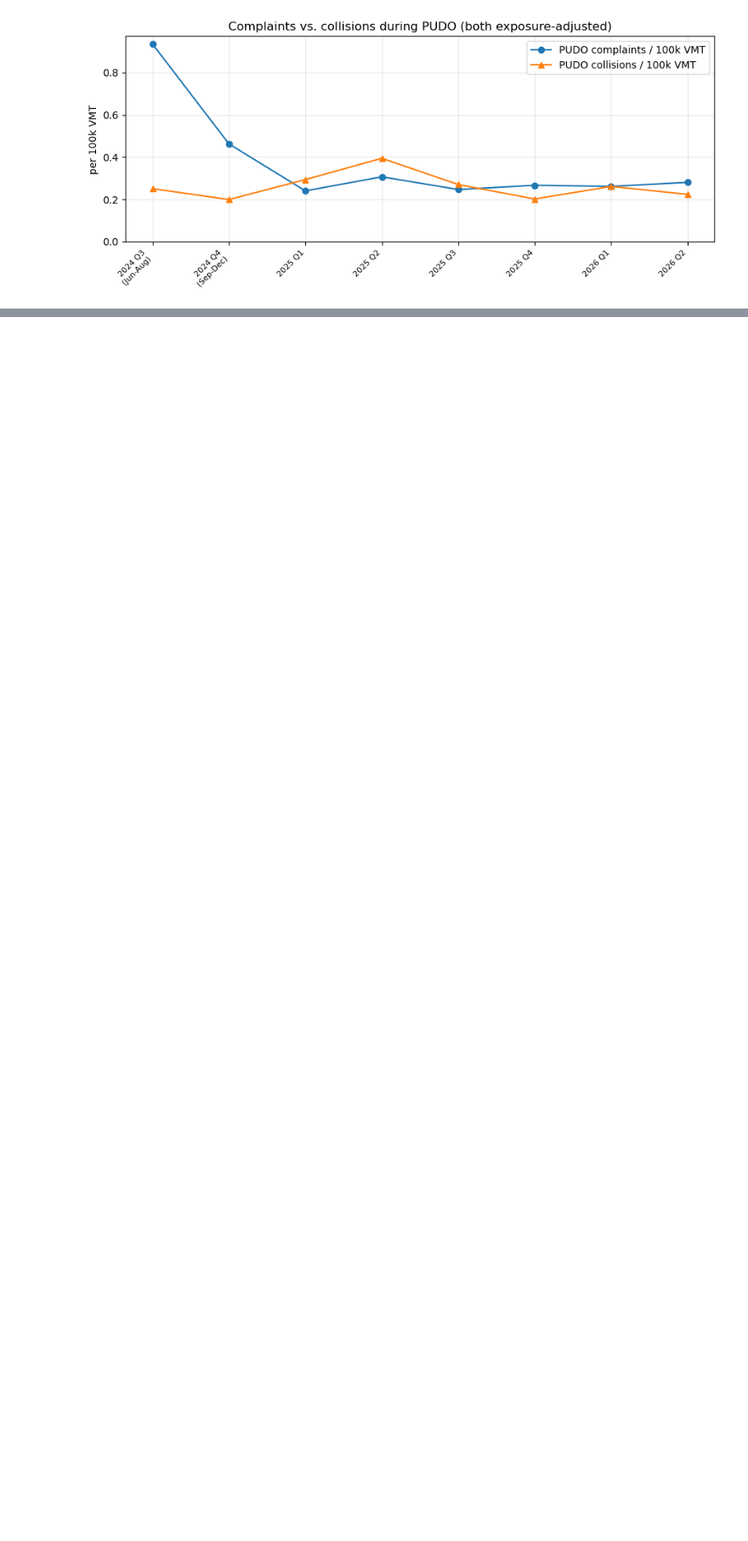
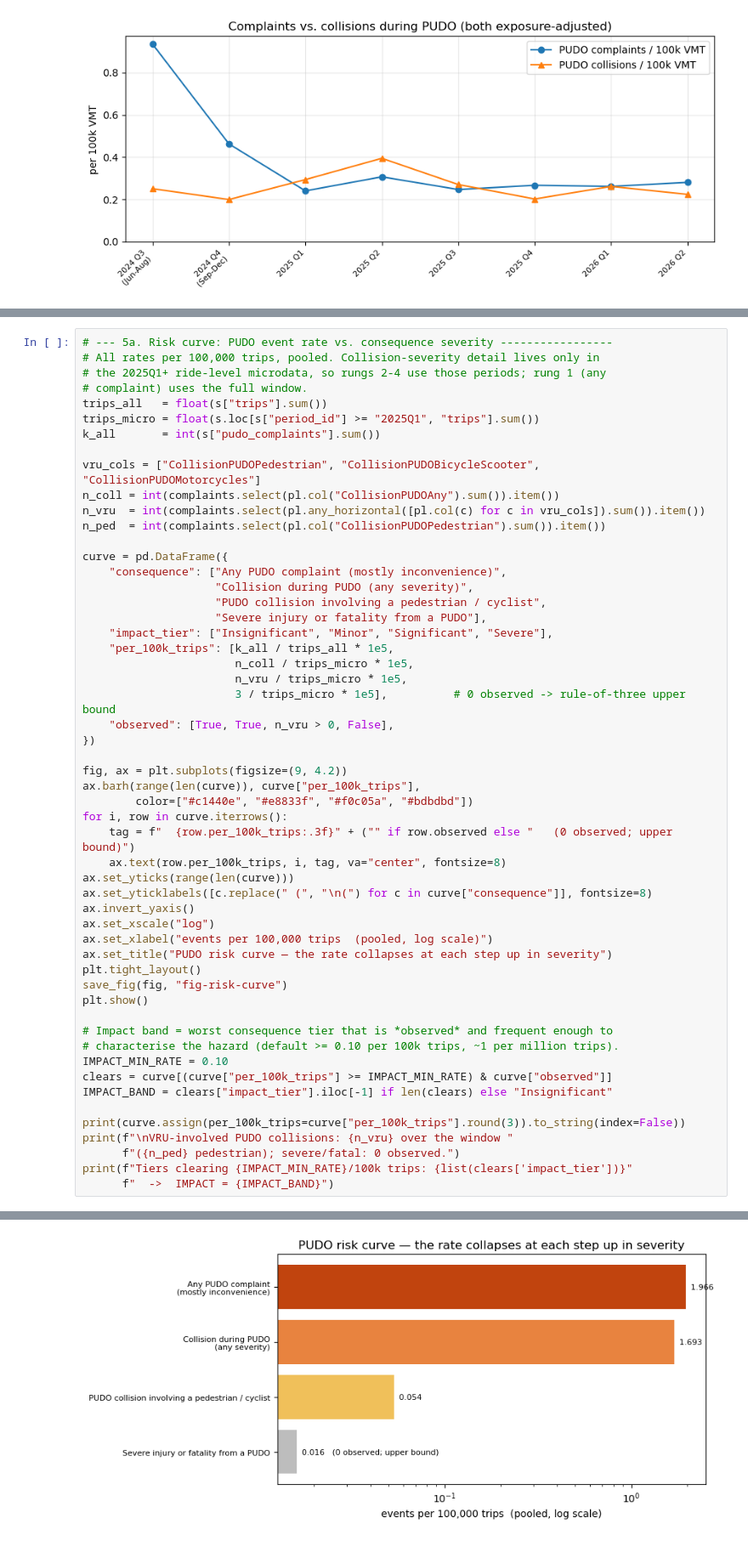
Before and after one commit to jonathanwilsonami/curbrisk-av, a Jupyter notebook: pudo-pipeline/notebooks/pudo_analysis.ipynb, the cells around one changed output, grey strips where cells are left out. Shown at 85% size. Cells and saved outputs as stored; diff of their text form; blank space fills up the shorter version.

```diff
--- a/pudo-pipeline/notebooks/pudo_analysis.ipynb
+++ b/pudo-pipeline/notebooks/pudo_analysis.ipynb
@@ -482,0 +771,55 @@ within-quarter timing/location analysis.
+# %%
+# --- 5a. Risk curve: PUDO event rate vs. consequence severity -----------------
+# All rates per 100,000 trips, pooled. Collision-severity detail lives only in
+# the 2025Q1+ ride-level microdata, so rungs 2-4 use those periods; rung 1 (any
+# complaint) uses the full window.
+trips_all   = float(s["trips"].sum())
+trips_micro = float(s.loc[s["period_id"] >= "2025Q1", "trips"].sum())
+k_all       = int(s["pudo_complaints"].sum())
+
+vru_cols = ["CollisionPUDOPedestrian", "CollisionPUDOBicycleScooter", "CollisionPUDOMotorcycles"]
+n_coll = int(complaints.select(pl.col("CollisionPUDOAny").sum()).item())
+n_vru  = int(complaints.select(pl.any_horizontal([pl.col(c) for c in vru_cols]).sum()).item())
+n_ped  = int(complaints.select(pl.col("CollisionPUDOPedestrian").sum()).item())
+
+curve = pd.DataFrame({
+    "consequence": ["Any PUDO complaint (mostly inconvenience)",
+                    "Collision during PUDO (any severity)",
+                    "PUDO collision involving a pedestrian / cyclist",
+                    "Severe injury or fatality from a PUDO"],
+    "impact_tier": ["Insignificant", "Minor", "Significant", "Severe"],
+    "per_100k_trips": [k_all / trips_all * 1e5,
+                       n_coll / trips_micro * 1e5,
+                       n_vru / trips_micro * 1e5,
+                       3 / trips_micro * 1e5],          # 0 observed -> rule-of-three upper bound
+    "observed": [True, True, n_vru > 0, False],
+})
+
+fig, ax = plt.subplots(figsize=(9, 4.2))
+ax.barh(range(len(curve)), curve["per_100k_trips"],
+        color=["#c1440e", "#e8833f", "#f0c05a", "#bdbdbd"])
+for i, row in curve.iterrows():
+    tag = f"  {row.per_100k_trips:.3f}" + ("" if row.observed else "   (0 observed; upper bound)")
+    ax.text(row.per_100k_trips, i, tag, va="center", fontsize=8)
+ax.set_yticks(range(len(curve)))
+ax.set_yticklabels([c.replace(" (", "\n(") for c in curve["consequence"]], fontsize=8)
+ax.invert_yaxis()
+ax.set_xscale("log")
+ax.set_xlabel("events per 100,000 trips  (pooled, log scale)")
+ax.set_title("PUDO risk curve — the rate collapses at each step up in severity")
+plt.tight_layout()
+save_fig(fig, "fig-risk-curve")
+plt.show()
+
+# Impact band = worst consequence tier that is *observed* and frequent enough to
+# characterise the hazard (default >= 0.10 per 100k trips, ~1 per million trips).
+IMPACT_MIN_RATE = 0.10
+clears = curve[(curve["per_100k_trips"] >= IMPACT_MIN_RATE) & curve["observed"]]
+IMPACT_BAND = clears["impact_tier"].iloc[-1] if len(clears) else "Insignificant"
+
+print(curve.assign(per_100k_trips=curve["per_100k_trips"].round(3)).to_string(index=False))
+print(f"\nVRU-involved PUDO collisions: {n_vru} over the window "
+      f"({n_ped} pedestrian); severe/fatal: 0 observed.")
+print(f"Tiers clearing {IMPACT_MIN_RATE}/100k trips: {list(clears['impact_tier'])}"
+      f"  ->  IMPACT = {IMPACT_BAND}")
+# %% [output]
@@ -482,0 +827 @@ within-quarter timing/location analysis.
+[figure, added]
```
Also changed, not shown: parts of 17 cells of this notebook.
